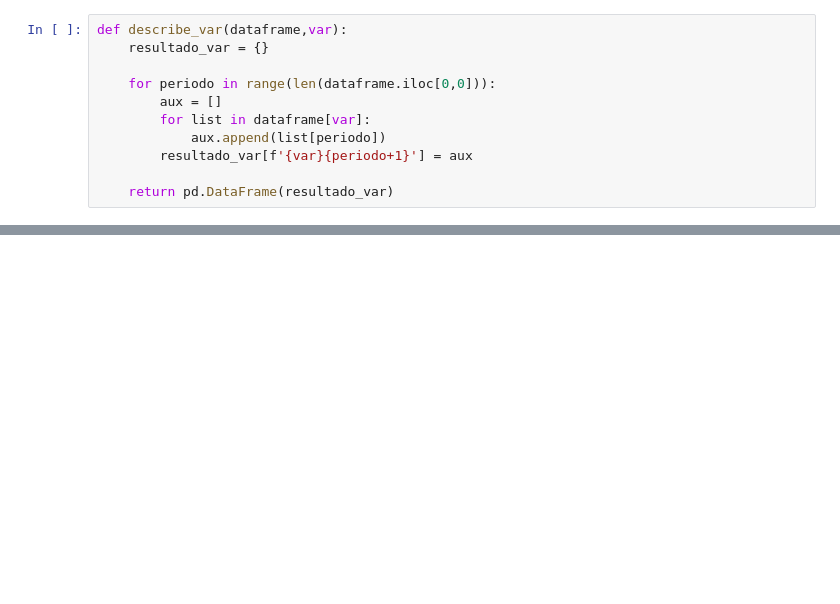
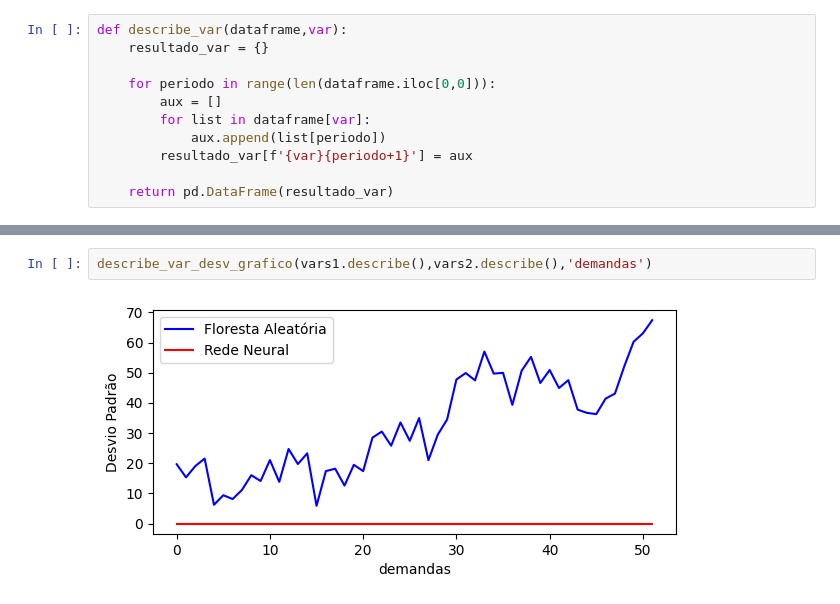
Before and after one commit to MarcioB1999/Prev_For_ULS, a Jupyter notebook: Modelos_previsao/previsoes_analise.ipynb, the cells around one changed output, grey strips where cells are left out. Cells and saved outputs as stored; diff of their text form; blank space fills up the shorter version.

```diff
--- a/Modelos_previsao/previsoes_analise.ipynb
+++ b/Modelos_previsao/previsoes_analise.ipynb
@@ -78,0 +79,4 @@ describe_var_desv_grafico(describe1,describe1,'demandas')
+# %%
+describe_var_desv_grafico(vars1.describe(),vars2.describe(),'demandas')
+# %% [output]
+[figure, added]
```
Also changed, not shown: parts of 14 cells of this notebook, 11 other files.
